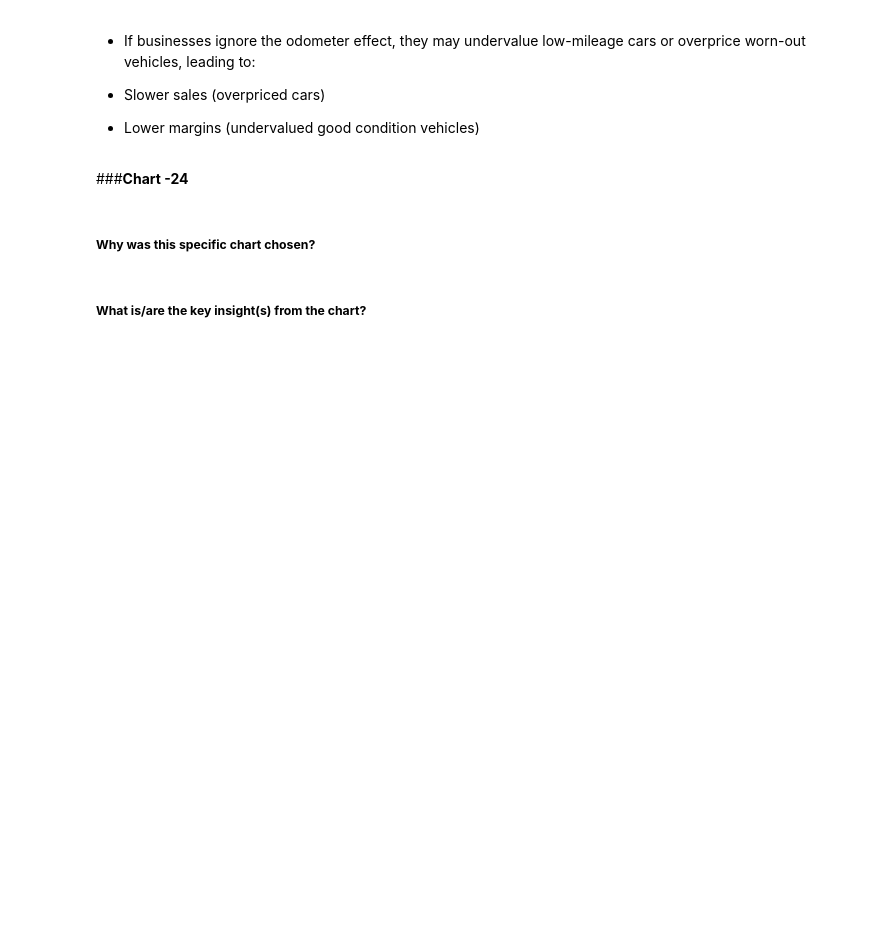
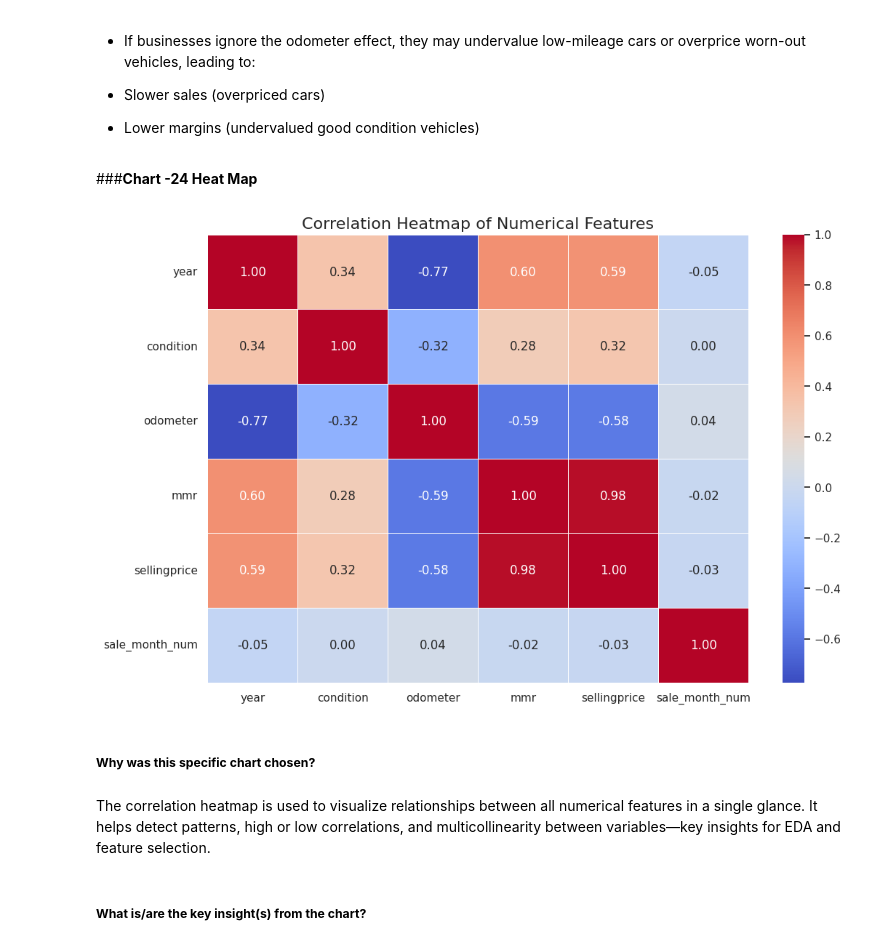
Before and after one commit to Sagarjain93/car_prices, a Jupyter notebook: car_prices.ipynb, the cells around one changed output. Cells and saved outputs as stored; diff of their text form; code cells hidden in the pictures; blank space fills up the shorter version.

Commit message:
Done Pair-plot , heatmaps , finished multi-variate analysis

```diff
--- a/car_prices.ipynb
+++ b/car_prices.ipynb
@@ -1730,8 +1726,27 @@ Customer Education:
 
 *  Lower margins (undervalued good condition vehicles)
 # %% [markdown]
-###**Chart -24**
+###**Chart -24 Heat Map**
+# %%
+# Compute correlation matrix
+correlation_matrix = df.corr(numeric_only=True)
+
+# Set the figure size
+plt.figure(figsize=(12, 8))
+
+# Create heatmap
+sns.heatmap(correlation_matrix, annot=True, fmt=".2f", cmap="coolwarm", linewidths=0.5, linecolor='white')
+
+# Add title
+plt.title("Correlation Heatmap of Numerical Features", fontsize=16)
+
+# Show plot
+plt.show()
+# %% [output]
+[figure, added]
 # %% [markdown]
 ##### **Why was this specific chart chosen?**
+# %% [markdown]
+The correlation heatmap is used to visualize relationships between all numerical features in a single glance. It helps detect patterns, high or low correlations, and multicollinearity between variables—key insights for EDA and feature selection.
 # %% [markdown]
 ##### **What is/are the key insight(s) from the chart?**
```
Also changed, not shown: parts of 49 cells of this notebook.
